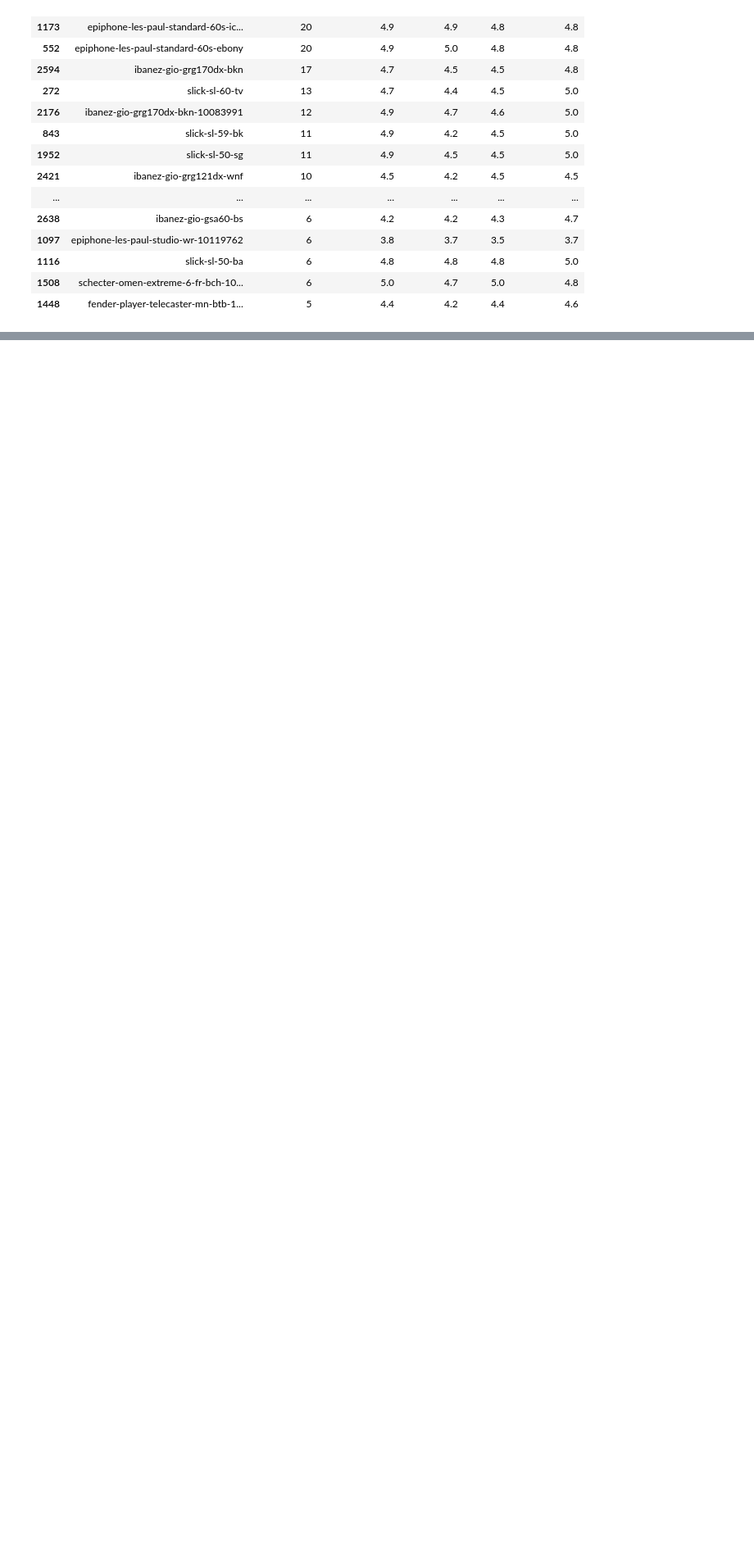
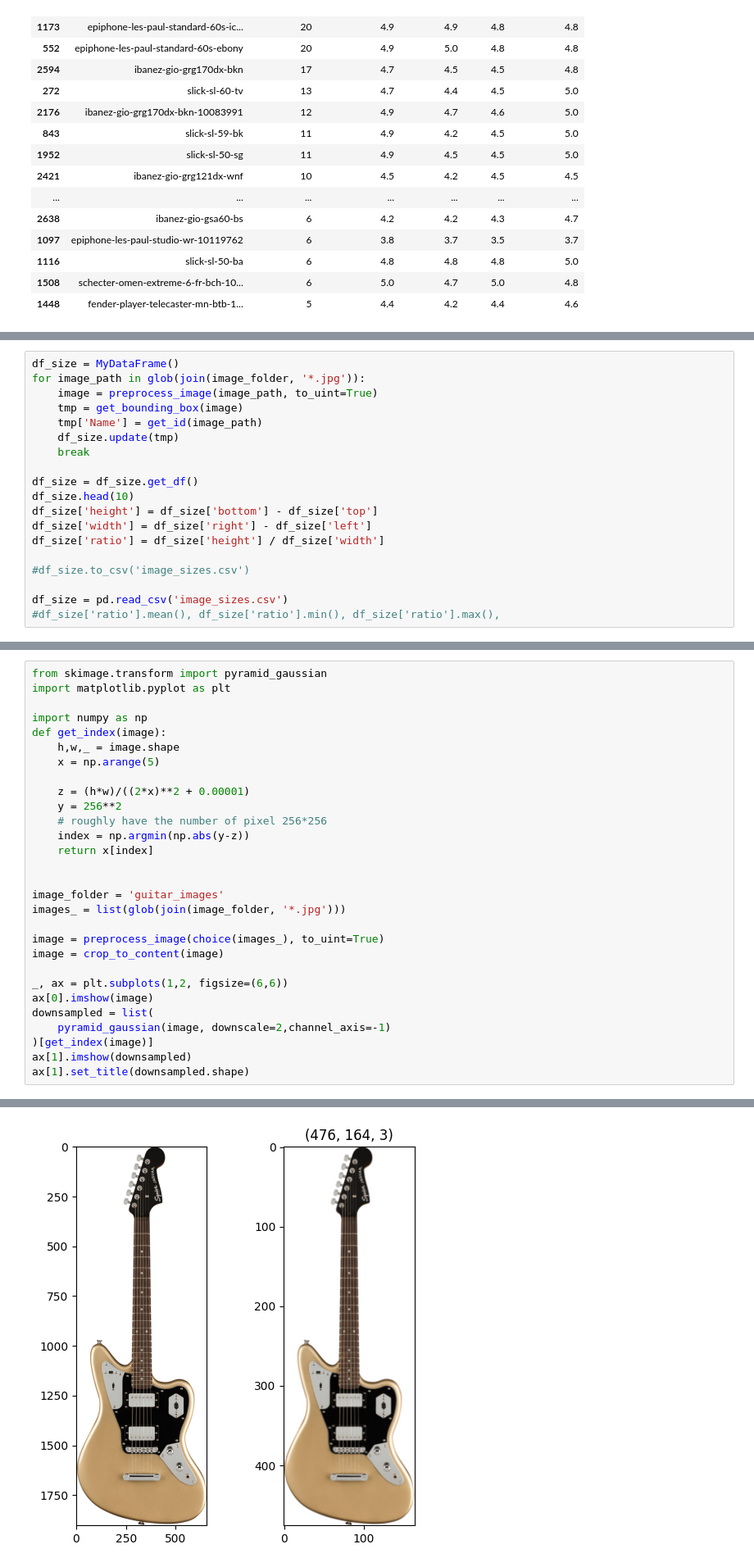
Before and after one commit to pgruening/tgdne, a Jupyter notebook: data_eval.ipynb, the cells around one changed output, grey strips where cells are left out. Shown: that part at 82% size. Drawn from its saved outputs; the diff is of its cells as text; blank space fills up the shorter version.

Commit message:
add data pre-processing

```diff
--- a/data_eval.ipynb
+++ b/data_eval.ipynb
@@ -100,0 +114,19 @@ df_rev[df_rev.num_reviews > 0].sort_values("num_reviews", ascending=False).head(
+# %%
+df_size = MyDataFrame()
+for image_path in glob(join(image_folder, '*.jpg')):
+    image = preprocess_image(image_path, to_uint=True)
+    tmp = get_bounding_box(image)
+    tmp['Name'] = get_id(image_path)
+    df_size.update(tmp)
+    break
+
+df_size = df_size.get_df()
+df_size.head(10)
+df_size['height'] = df_size['bottom'] - df_size['top']
+df_size['width'] = df_size['right'] - df_size['left']
+df_size['ratio'] = df_size['height'] / df_size['width']
+
+#df_size.to_csv('image_sizes.csv')
+
+df_size = pd.read_csv('image_sizes.csv')
+#df_size['ratio'].mean(), df_size['ratio'].min(), df_size['ratio'].max(),
@@ -100,0 +135,30 @@ df_rev[df_rev.num_reviews > 0].sort_values("num_reviews", ascending=False).head(
+# %%
+from skimage.transform import pyramid_gaussian
+import matplotlib.pyplot as plt
+
+import numpy as np
+def get_index(image):
+    h,w,_ = image.shape
+    x = np.arange(5)
+
+    z = (h*w)/((2*x)**2 + 0.00001)
+    y = 256**2
+    # roughly have the number of pixel 256*256
+    index = np.argmin(np.abs(y-z))
+    return x[index]
+
+
+image_folder = 'guitar_images'
+images_ = list(glob(join(image_folder, '*.jpg')))
+
+image = preprocess_image(choice(images_), to_uint=True)
+image = crop_to_content(image)
+
+_, ax = plt.subplots(1,2, figsize=(6,6))
+ax[0].imshow(image)
+downsampled = list(
+    pyramid_gaussian(image, downscale=2,channel_axis=-1)
+)[get_index(image)]
+ax[1].imshow(downsampled)
+ax[1].set_title(downsampled.shape)
+# %% [output]
@@ -100,0 +166 @@ df_rev[df_rev.num_reviews > 0].sort_values("num_reviews", ascending=False).head(
+[figure, added]
```
Also changed, not shown: parts of 6 cells of this notebook, 5 other files.
